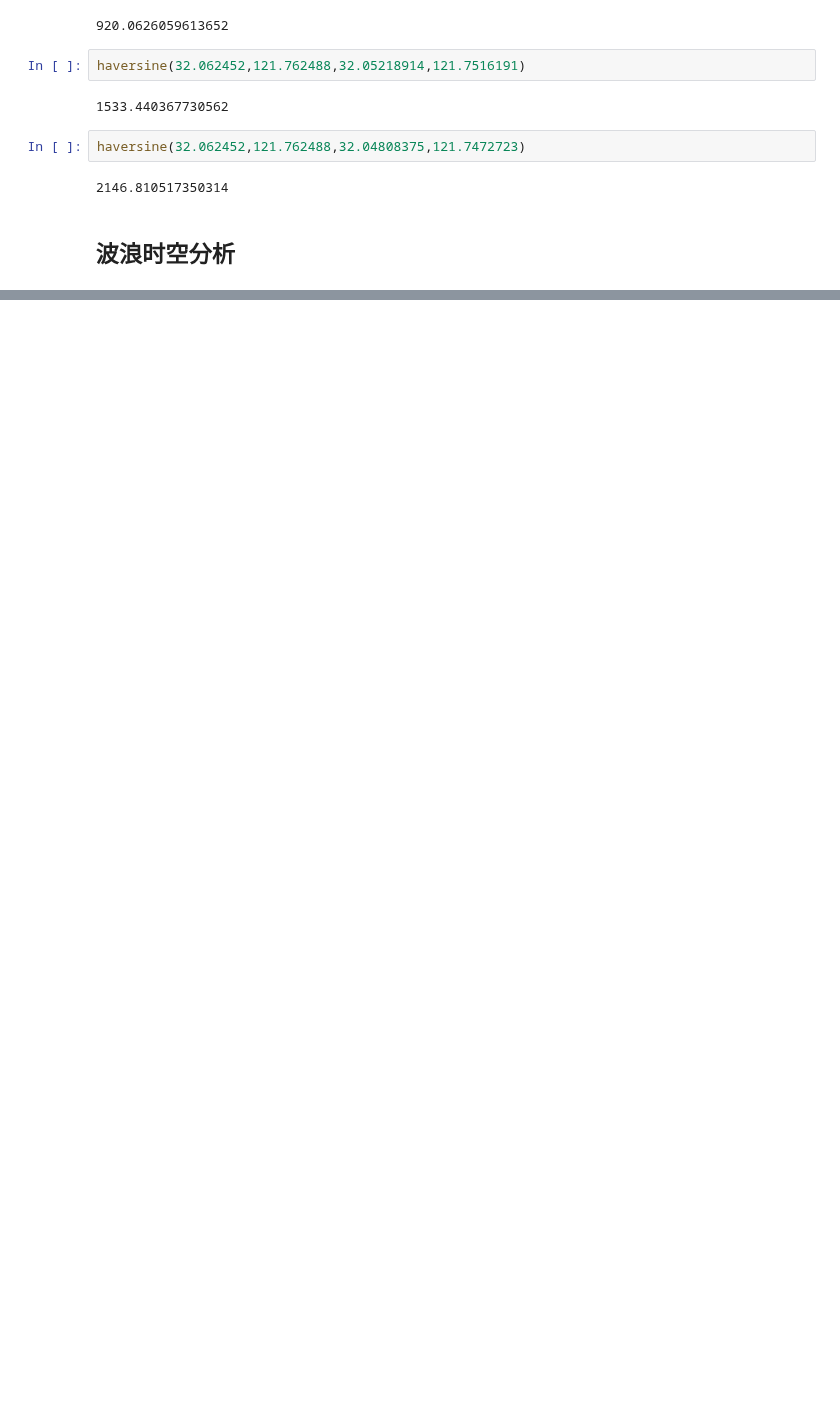
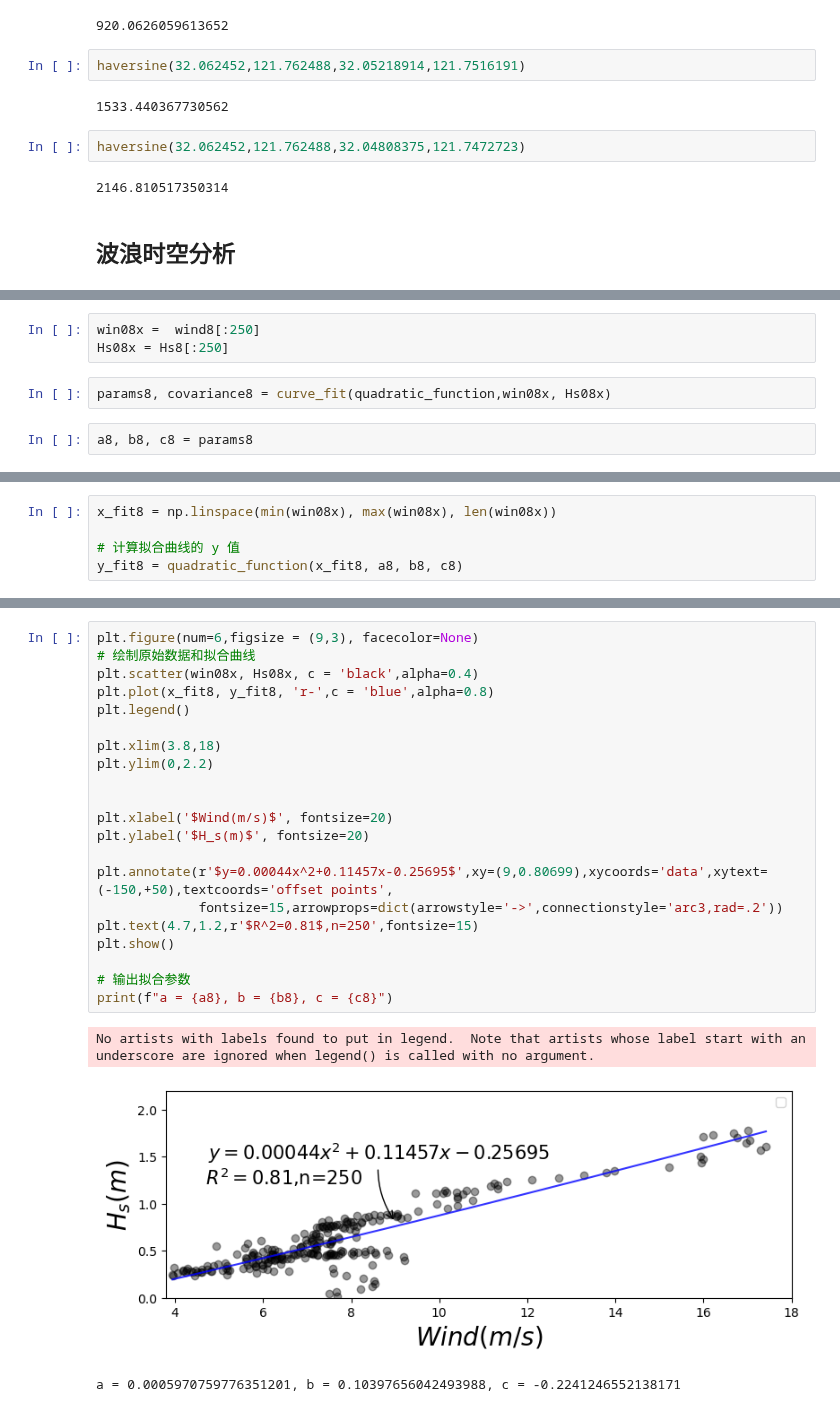
Before and after one commit to jackyvava/CodeWaveVegetation, a Jupyter notebook: code.ipynb, the cells around one changed output, grey strips where cells are left out. Saved outputs shown, nothing was run; the diff lists cells and outputs as text; blank space fills up the shorter version.

```diff
--- a/code.ipynb
+++ b/code.ipynb
@@ -2324,0 +2457,7 @@ haversine(32.062452,121.762488,32.04808375,121.7472723)
+# %%
+win08x =  wind8[:250]
+Hs08x = Hs8[:250]
+# %%
+params8, covariance8 = curve_fit(quadratic_function,win08x, Hs08x)
+# %%
+a8, b8, c8 = params8
@@ -2324,0 +2468,5 @@ haversine(32.062452,121.762488,32.04808375,121.7472723)
+# %%
+x_fit8 = np.linspace(min(win08x), max(win08x), len(win08x))
+
+# 计算拟合曲线的 y 值
+y_fit8 = quadratic_function(x_fit8, a8, b8, c8)
@@ -2325 +2522,26 @@ haversine(32.062452,121.762488,32.04808375,121.7472723)
+# %%
+plt.figure(num=6,figsize = (9,3), facecolor=None)
+# 绘制原始数据和拟合曲线
+plt.scatter(win08x, Hs08x, c = 'black',alpha=0.4)
+plt.plot(x_fit8, y_fit8, 'r-',c = 'blue',alpha=0.8)
+plt.legend()
+
+plt.xlim(3.8,18)
+plt.ylim(0,2.2)
+
+
+plt.xlabel('$Wind(m/s)$', fontsize=20)
+plt.ylabel('$H_s(m)$', fontsize=20)
+
+plt.annotate(r'$y=0.00044x^2+0.11457x-0.25695$',xy=(9,0.80699),xycoords='data',xytext=(-150,+50),textcoords='offset points',
+             fontsize=15,arrowprops=dict(arrowstyle='->',connectionstyle='arc3,rad=.2'))
+plt.text(4.7,1.2,r'$R^2=0.81$,n=250',fontsize=15)
+plt.show()
+
+# 输出拟合参数
+print(f"a = {a8}, b = {b8}, c = {c8}")
+# %% [output]
+No artists with labels found to put in legend.  Note that artists whose label start with an underscore are ignored when legend() is called with no argument.
+[figure, added]
+a = 0.0005970759776351201, b = 0.10397656042493988, c = -0.2241246552138171
 # %%
```
Also changed, not shown: parts of 33 cells of this notebook, 2 other files.
